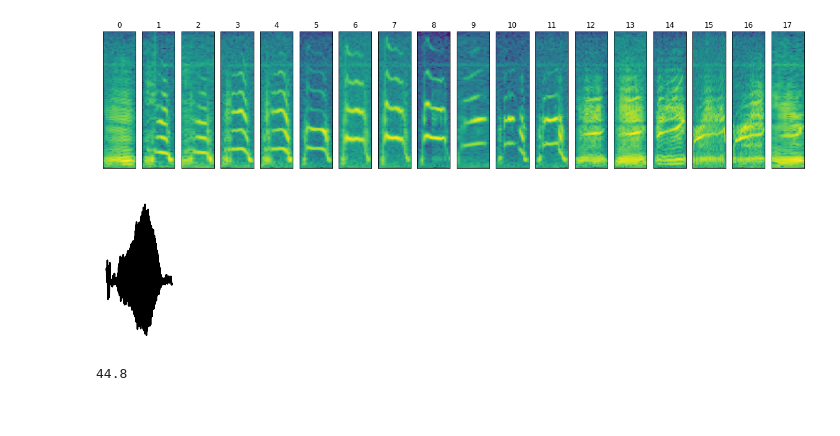
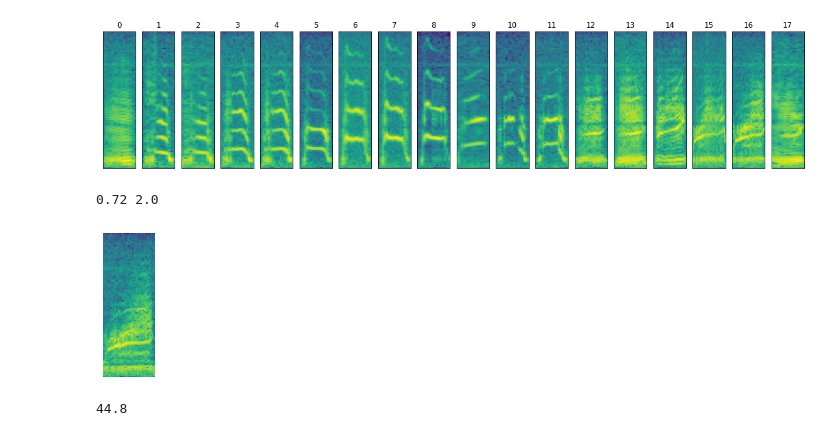
Before and after one commit to yebiny/Songbird-clusturing, a Jupyter notebook: 2-Preprocessing.ipynb, the cells around one changed output. Drawn from its saved outputs; the diff is of its cells as text; code cells hidden in the pictures.

```diff
--- a/2-Preprocessing.ipynb
+++ b/2-Preprocessing.ipynb
@@ -18,12 +23,13 @@ df.draw_splited_wav(5)
 [figure]
 [figure]
 # %%
-idx = 24
+idx = 333
 syllable = wav_info[idx]
-df.draw_syllable_wav(syllable)
-#df.draw_syllable_spectogram(syllable,'test')
+#df.draw_syllable_wav(syllable)
+df.draw_syllable_spectogram(syllable)
 # %% [output]
+0.72 2.0
-[figure, old version]
+[figure, new version]
 # %%
 height=128
 width=64
```
Also changed, not shown: parts of 1 cell of this notebook, 1 other file.
